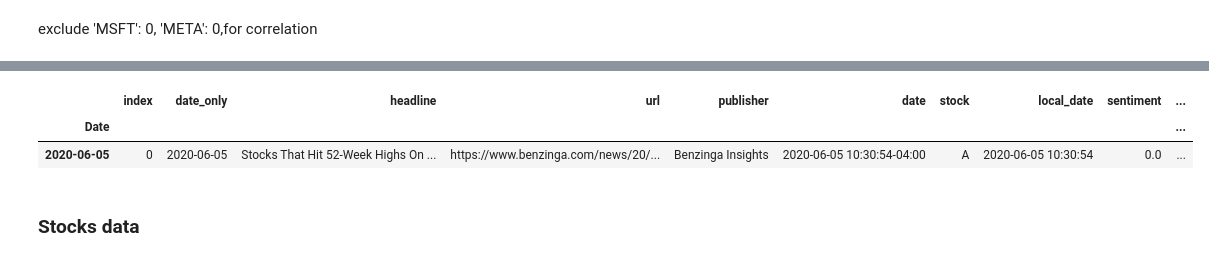
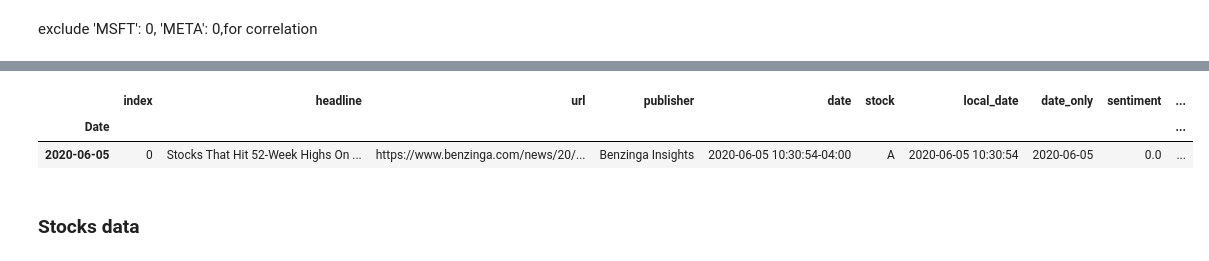
Before and after one commit to Temesgenasmamaw/Week_01, a Jupyter notebook: notebooks/stock_new_corr.ipynb, the cells around one changed output, grey strips where cells are left out. Saved outputs shown, nothing was run; the diff lists cells and outputs as text; code cells hidden in the pictures.

```diff
--- a/notebooks/stock_new_corr.ipynb
+++ b/notebooks/stock_new_corr.ipynb
@@ -103,6 +98,3 @@ print(stock_counts)
 {'AAPL': 441, 'GOOG': 1199, 'MSFT': 0, 'META': 0, 'AMZN': 278, 'NVDA': 3146, 'TSLA': 1875}
 # %% [markdown]
 exclude 'MSFT': 0, 'META': 0,for correlation
-# %%
-news_data = news_data.set_index('date_only')
-news_data.head(2)
@@ -114,3 +101,3 @@ news_data.head(2)
 # %%
-news_data=news_data.drop(columns='Unnamed: 0', axis=1)
-news_data.head(1)
+# news_data=news_data.drop(columns='Unnamed: 0', axis=1)
+# news_data.head(1)
@@ -134,11 +117,11 @@ news_data.head(1)
 # %%
 # news_data['Date'] = pd.to_datetime(news_data['date_only'])
-news_data['Date']=news_data.set_index('Date', inplace=True)
+news_data.set_index('Date', inplace=True)
 news_data.head(1)
 # %% [output]
-|  | index | date_only | headline | url | publisher | date | stock | local_date | sentiment | ... |
+|  | index | headline | url | publisher | date | stock | local_date | date_only | sentiment | ... |
 | Date |  |  |  |  |  |  |  |  |  | ... |
-| 2020-06-05 | 0 | 2020-06-05 | Stocks That Hit 52-Week Highs On ... | https://www.benzinga.com/news/20/... | Benzinga Insights | 2020-06-05 10:30:54-04:00 | A | 2020-06-05 10:30:54 | 0.0 | ... |
+| 2020-06-05 | 0 | Stocks That Hit 52-Week Highs On ... | https://www.benzinga.com/news/20/... | Benzinga Insights | 2020-06-05 10:30:54-04:00 | A | 2020-06-05 10:30:54 | 2020-06-05 | 0.0 | ... |
 # %% [markdown]
 ### Stocks data
 # %%
```
Also changed, not shown: parts of 18 cells of this notebook.
